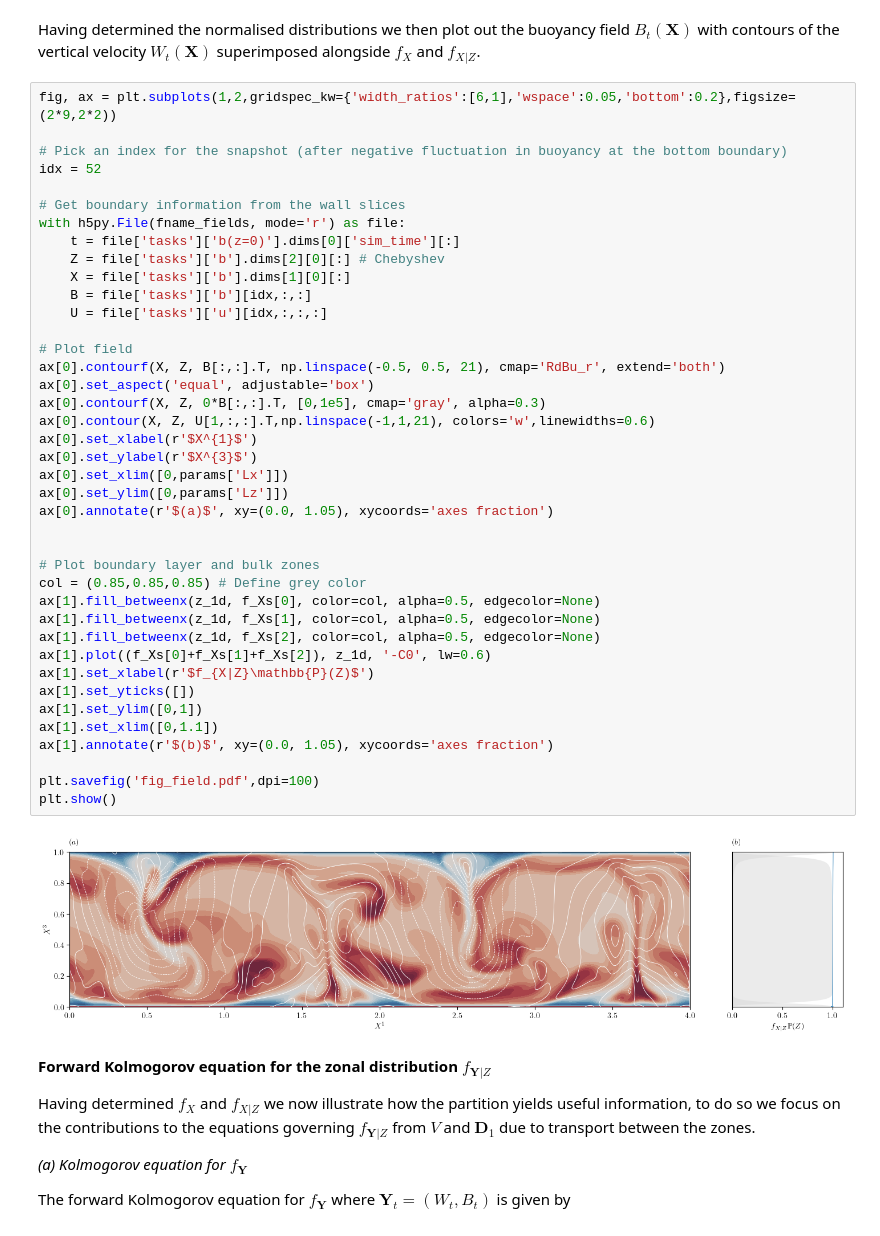
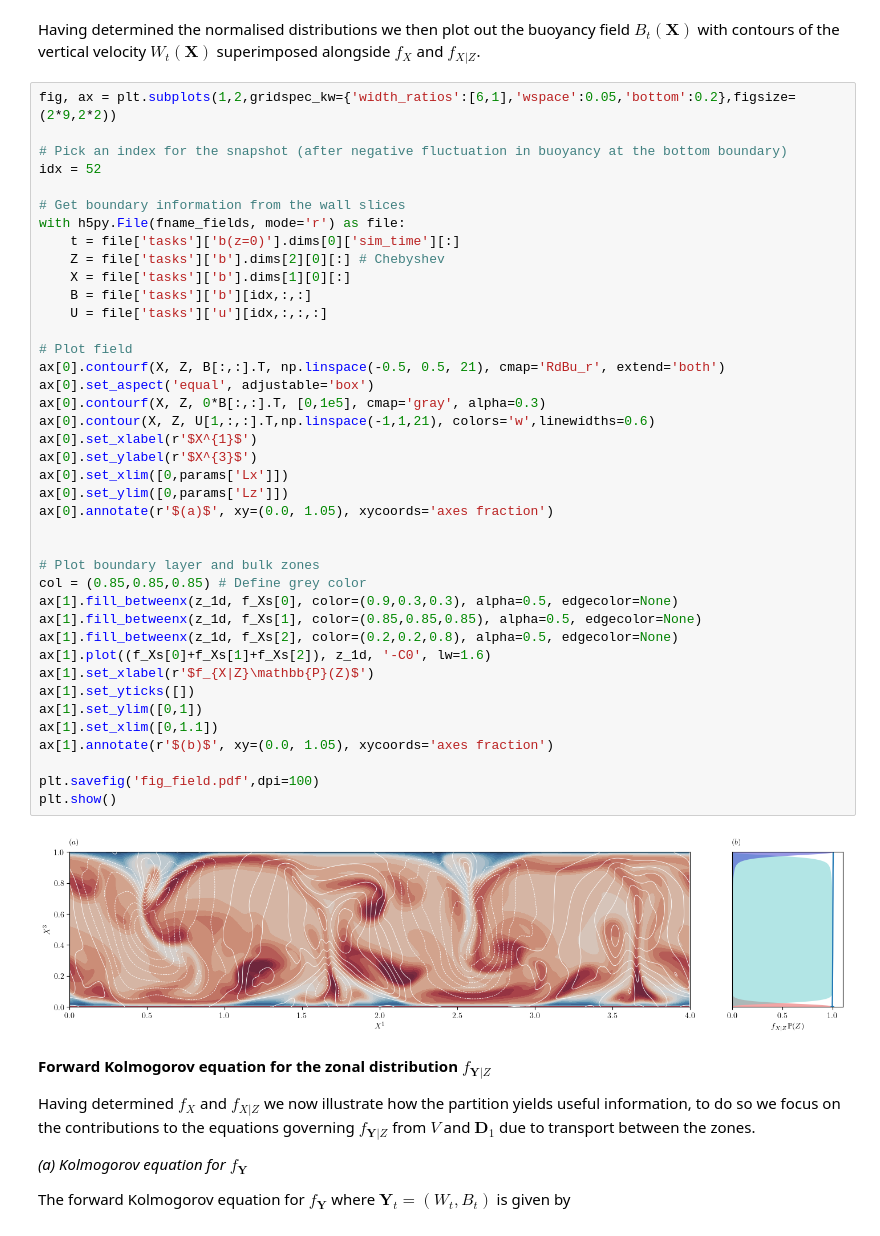
Before and after one commit to D-stratify/Theory, a Jupyter notebook: Rayleigh-Benard/RBC_Stochastic_BCS.ipynb, the cells around one changed output. Cells and saved outputs as stored; diff of their text form.

```diff
--- a/Rayleigh-Benard/RBC_Stochastic_BCS.ipynb
+++ b/Rayleigh-Benard/RBC_Stochastic_BCS.ipynb
@@ -162,38 +162,38 @@ idx = 52
 with h5py.File(fname_fields, mode='r') as file:
     t = file['tasks']['b(z=0)'].dims[0]['sim_time'][:]
     Z = file['tasks']['b'].dims[2][0][:] # Chebyshev
     X = file['tasks']['b'].dims[1][0][:]
     B = file['tasks']['b'][idx,:,:]
     U = file['tasks']['u'][idx,:,:,:]
 
 # Plot field
 ax[0].contourf(X, Z, B[:,:].T, np.linspace(-0.5, 0.5, 21), cmap='RdBu_r', extend='both')
 ax[0].set_aspect('equal', adjustable='box')
 ax[0].contourf(X, Z, 0*B[:,:].T, [0,1e5], cmap='gray', alpha=0.3)
 ax[0].contour(X, Z, U[1,:,:].T,np.linspace(-1,1,21), colors='w',linewidths=0.6)
 ax[0].set_xlabel(r'$X^{1}$')
 ax[0].set_ylabel(r'$X^{3}$')
 ax[0].set_xlim([0,params['Lx']])
 ax[0].set_ylim([0,params['Lz']])
 ax[0].annotate(r'$(a)$', xy=(0.0, 1.05), xycoords='axes fraction')
 
 
 # Plot boundary layer and bulk zones
 col = (0.85,0.85,0.85) # Define grey color
-ax[1].fill_betweenx(z_1d, f_Xs[0], color=col, alpha=0.5, edgecolor=None)
-ax[1].fill_betweenx(z_1d, f_Xs[1], color=col, alpha=0.5, edgecolor=None)
-ax[1].fill_betweenx(z_1d, f_Xs[2], color=col, alpha=0.5, edgecolor=None)
-ax[1].plot((f_Xs[0]+f_Xs[1]+f_Xs[2]), z_1d, '-C0', lw=0.6)
+ax[1].fill_betweenx(z_1d, f_Xs[0], color=(0.9,0.3,0.3), alpha=0.5, edgecolor=None)
+ax[1].fill_betweenx(z_1d, f_Xs[1], color=(0.85,0.85,0.85), alpha=0.5, edgecolor=None)
+ax[1].fill_betweenx(z_1d, f_Xs[2], color=(0.2,0.2,0.8), alpha=0.5, edgecolor=None)
+ax[1].plot((f_Xs[0]+f_Xs[1]+f_Xs[2]), z_1d, '-C0', lw=1.6)
 ax[1].set_xlabel(r'$f_{X|Z}\mathbb{P}(Z)$')
 ax[1].set_yticks([])
 ax[1].set_ylim([0,1])
 ax[1].set_xlim([0,1.1])
 ax[1].annotate(r'$(b)$', xy=(0.0, 1.05), xycoords='axes fraction')
 
 plt.savefig('fig_field.pdf',dpi=100)
 plt.show()
 # %% [output]
-[figure, old version]
+[figure, new version]
 # %% [markdown]
 **Forward Kolmogorov equation for the zonal distribution $f_{\boldsymbol{Y}|Z}$**
 
```
Also changed, not shown: parts of 1 cell of this notebook.
